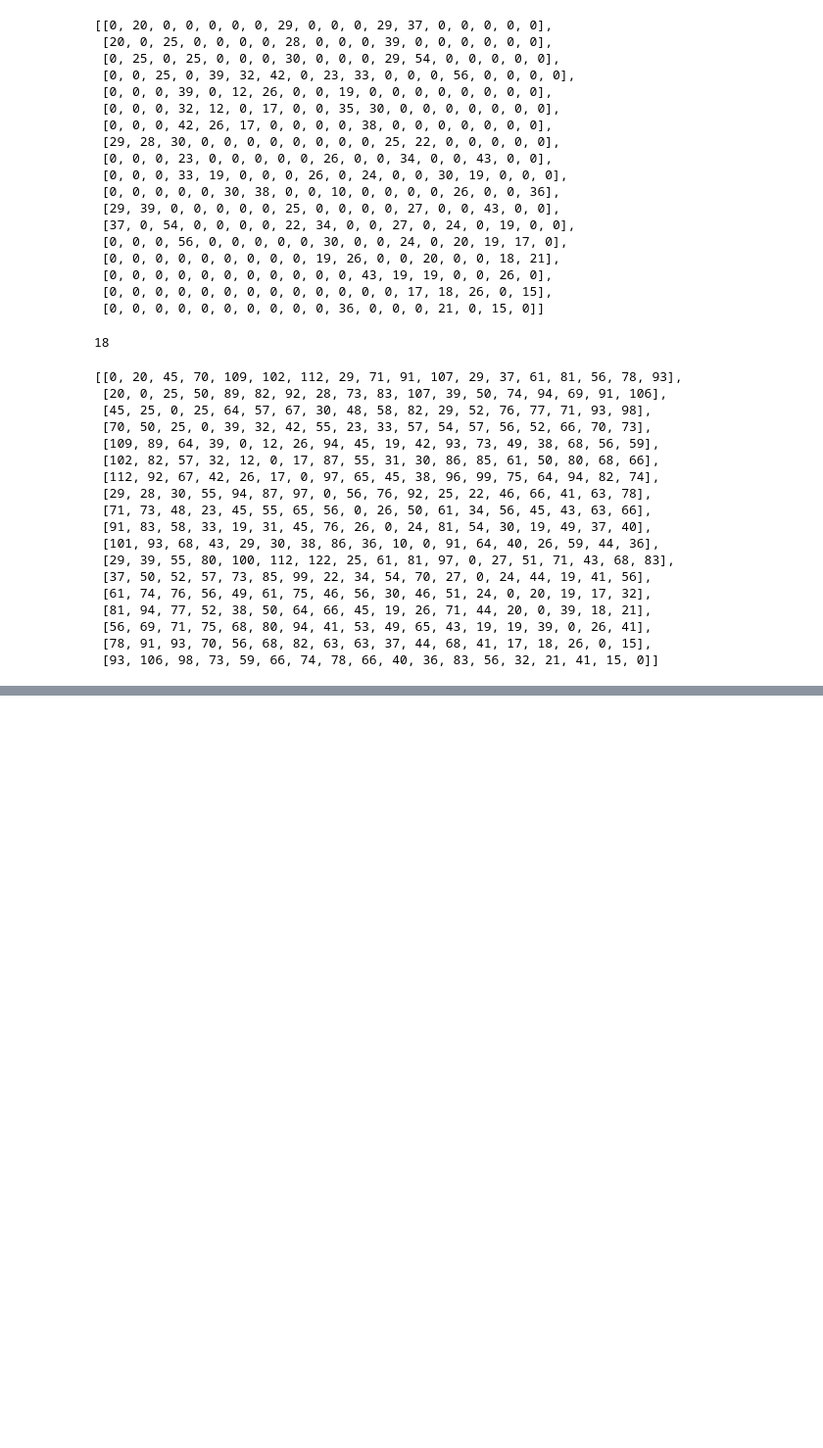
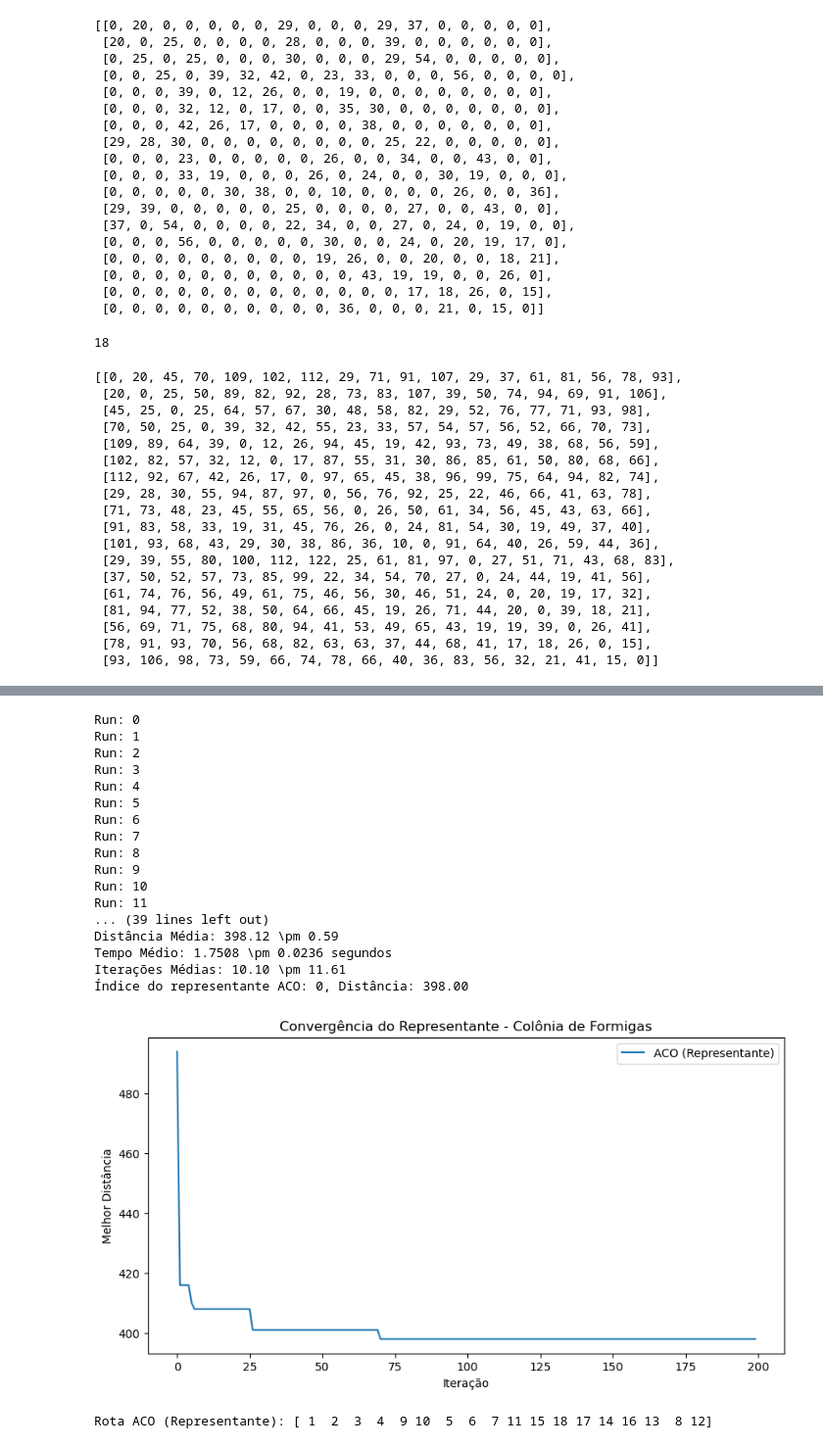
Before and after one commit to Leyberson/ProjetoIA, a Jupyter notebook: Análise_Colônia_de_Formigas.ipynb, the cells around one changed output, grey strips where cells are left out. Shown at 98% size. Cells and saved outputs as stored; diff of their text form; code cells hidden in the pictures; blank space fills up the shorter version.

Commit message:
Att Resultados de Análise Individuais

```diff
--- a/Análise_Colônia_de_Formigas.ipynb
+++ b/Análise_Colônia_de_Formigas.ipynb
@@ -100,0 +103,80 @@ Tempo de execução: 1.8666 segundos
+# %%
+def compare_aco(matriz_completa, matriz_original, n_cidades, num_runs=50, n_formigas=50, max_iter=200):
+    results_aco = {'distances': [], 'times': [], 'historicos': [], 'iter_at_best': [], 'best_routes': []}
+
+    for run in range(num_runs):
+        print(f'Run: {run}')
+        # Executar ACO
+        aco = AntColonyOptimization(matriz_completa, matriz_original, n_cidades, n_formigas=n_formigas, max_iter=max_iter)
+        melhor_rota_aco, melhor_distancia_aco, historico_aco, tempo_aco = aco.run()
+
+        # Armazenar resultados
+        results_aco['distances'].append(melhor_distancia_aco)
+        results_aco['times'].append(tempo_aco)
+        results_aco['historicos'].append(historico_aco)
+        # Encontrar a iteração da melhor distância
+        iter_at_best_aco = np.argmin(historico_aco)
+        results_aco['iter_at_best'].append(iter_at_best_aco)
+        results_aco['best_routes'].append(melhor_rota_aco.copy())  # Armazenar a melhor rota
+
+    # Análise
+    avg_distance_aco = np.mean(results_aco['distances'])
+    std_distance_aco = np.std(results_aco['distances'])
+
+    avg_time_aco = np.mean(results_aco['times'])
+    std_time_aco = np.std(results_aco['times'])
+
+    avg_iter_aco = np.mean(results_aco['iter_at_best'])
+    std_iter_aco = np.std(results_aco['iter_at_best'])
+
+    # Encontrar o índice do histórico mais próximo da média
+    idx_aco = np.argmin(np.abs(np.array(results_aco['distances']) - avg_distance_aco))
+    historico_aco_representante = results_aco['historicos'][idx_aco]
+    melhor_rota_aco_representante = results_aco['best_routes'][idx_aco]
+
+    # Imprimir resultados
+    print(rf"\nResultados do ACO (média de {num_runs} rodadas):")
+    print(rf"Distância Média: {avg_distance_aco:.2f} \pm {std_distance_aco:.2f}")
+    print(rf"Tempo Médio: {avg_time_aco:.4f} \pm {std_time_aco:.4f} segundos")
+    print(rf"Iterações Médias: {avg_iter_aco:.2f} \pm {std_iter_aco:.2f}")
+    print(rf"Índice do representante ACO: {idx_aco}, Distância: {results_aco['distances'][idx_aco]:.2f}")
+
+    # Visualizar convergência do representante
+    aco = AntColonyOptimization(matriz_completa, matriz_original, n_cidades, n_formigas=n_formigas, max_iter=max_iter)
+    plt.figure(figsize=(10, 5))
+    plt.plot(historico_aco_representante, label='ACO (Representante)')
+    plt.xlabel('Iteração')
+    plt.ylabel('Melhor Distância')
+    plt.title('Convergência do Representante - Colônia de Formigas')
+    plt.legend()
+    plt.savefig('Representante_ACO_Q1.png', dpi=300, bbox_inches='tight', format='png')
+    plt.show()
+
+    # Visualizar a rota do representante
+    print(f'Rota ACO (Representante): {np.array(melhor_rota_aco_representante) +1}')
+    aco.plot_route(melhor_rota_aco_representante)
+
+    return results_aco
+
+# Executar o comparativo
+results_aco = compare_aco(matriz_completa, matriz, n_cidades, num_runs=50, n_formigas=50, max_iter=200)
+# %% [output]
+Run: 0
+Run: 1
+Run: 2
+Run: 3
+Run: 4
+Run: 5
+Run: 6
+Run: 7
+Run: 8
+Run: 9
+Run: 10
+Run: 11
+... (39 lines left out)
+Distância Média: 398.12 \pm 0.59
+Tempo Médio: 1.7508 \pm 0.0236 segundos
+Iterações Médias: 10.10 \pm 11.61
+Índice do representante ACO: 0, Distância: 398.00
+[figure, added]
+Rota ACO (Representante): [ 1  2  3  4  9 10  5  6  7 11 15 18 17 14 16 13  8 12]
```
Also changed, not shown: parts of 3 cells of this notebook, 9 other files.
